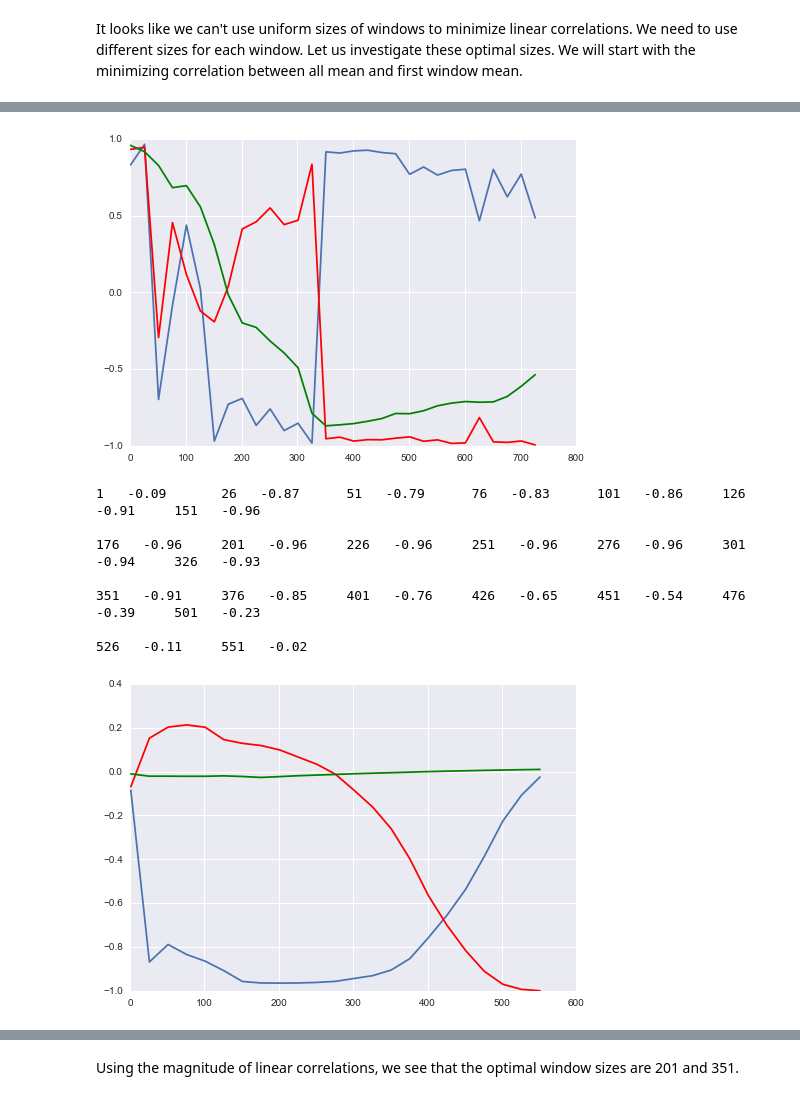
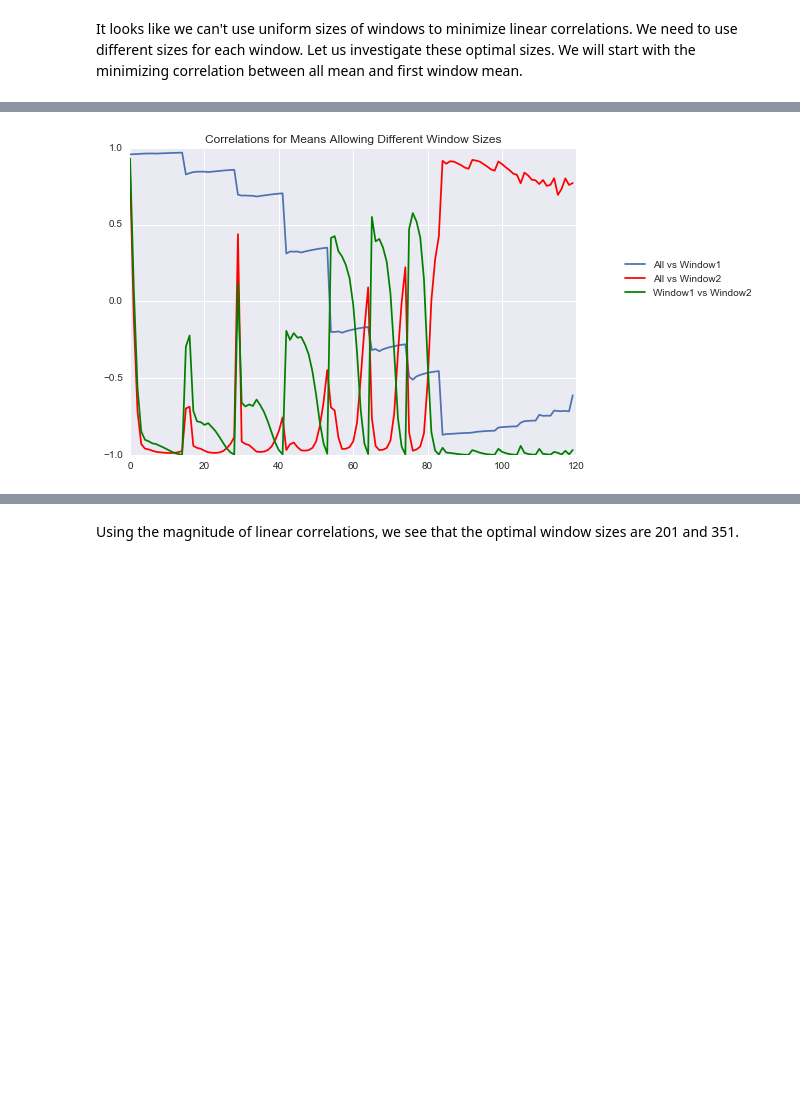
Before and after one commit to MatthewMcGonagle/KaggleWikiTraffic, a Jupyter notebook: FinalReport.ipynb, the cells around one changed output, grey strips where cells are left out. Drawn from its saved outputs; the diff is of its cells as text; code cells hidden in the pictures; blank space fills up the shorter version.

```diff
--- a/FinalReport.ipynb
+++ b/FinalReport.ipynb
@@ -695,16 +715,12 @@ plt.show()
 # %% [markdown]
 So we see that there is high linear correlation between the different window means and the entire mean. This is to be expected, since on average they should all be the same. Therefore, we need to transform our coordinates. The primary coordinate is related to them all being the same.
 # %%
-def timeFeatures(X, windowSize):
-    X_windows = window_means(X, 2, windowSize)
-    all_mean = X.mean(axis = 1, keepdims = True)
-    features = np.hstack((all_mean, X_windows))
-    return features
+# Define transformation of time features.
 
 def transform_tFeatures(X_means, n_out):
-    feature1 = np.sum(X_means, axis = 1)
-    feature2 = X_means[:, 0] - X_means[:, 1]
-    feature3 = X_means[:, 0] + X_means[:, 1] - 2 * X_means[:, 2]
+    feature1 = np.mean(X_means, axis = 1)
+    feature2 = (X_means[:, 0] - X_means[:, 1]) / np.sqrt(2)
+    feature3 = (X_means[:, 0] + X_means[:, 1] - 2 * X_means[:, 2]) / np.sqrt(6)
     features = np.stack([feature1, feature2, feature3], axis = -1)
     return features[:, :n_out]
 
@@ -716,6 +732,7 @@ columns = np.arange(len(search)) % nColumns
 all_means = X_train[:, nName:].mean(axis = 1, keepdims = True)
 
 corrs = []
+print('Window Size, Correlation of All Mean vs Window Mean:')
 for var, col in zip(search, columns):
 
     tFeatures = timeFeatures(X_train, var)
@@ -731,5 +748,7 @@ corrs = np.stack(corrs, axis = -1)
 plt.plot(search, corrs[0, 1])
 plt.plot(search, corrs[0, 2], color = 'red')
 plt.plot(search, corrs[1, 2], color = 'orange')
+plt.legend(['All vs Window1', 'All vs Window2', 'Window1 vs Window2'], loc = (1.1, 0.5))
+plt.title('Correlation of Transformed Time Features')
 plt.show()
 # %% [output]
@@ -754,56 +776,33 @@ def timeFeatures2(X, windowSizes):
     features = np.stack(features, axis = -1)
     return features
 # %%
-# Let's start by searching on first window range.
+# Let's try searching over both window sizes.
 
-nSamples, nTimes = X_train.shape
-search = np.arange(1, nTimes - 1, 25)
+search = np.arange(1, nTimes, 50)
+search = [[x, y] for x in search for y in search if x + y < nTimes + 1]
 
-nColumns = 7
+nColumns = 5
 columns = np.arange(len(search)) % nColumns
 results = []
 
-for var, col in zip(search, columns):
+print('[WindowSize1, WindowSize2], Correlation All Mean vs Window 1 Mean:' )
+for sizes, col in zip(search, columns):
 
-    tFeatures = timeFeatures2(X_train[:, nName:], [var, 1])
+    tFeatures = timeFeatures2(X_train[:, nName:], sizes)
     tFeatures = transform_tFeatures(tFeatures, 3)
 
     corr_vars = tFeatures.T
     corr_matrix = np.corrcoef(corr_vars)
     results.append(corr_matrix)
-    print(var, ' ', '%.2f' % corr_matrix[0, 1], '\t', end = '')
+    print(sizes, ' ', '%.2f' % corr_matrix[0, 1], '\t', end = '')
     if col == nColumns - 1:
         print('\n')
 
 results = np.stack(results, axis = -1)
-plt.plot(search, results[0, 2])
-plt.plot(search, results[1, 2], color = 'red')
-plt.plot(search, results[0, 1], color = 'green')
+plt.plot(results[0, 1])
+plt.plot(results[0, 2], color = 'red')
+plt.plot(results[1, 2], color = 'green')
+plt.legend(['All vs Window1', 'All vs Window2', 'Window1 vs Window2'], loc = (1.1, 0.5))
+plt.title('Correlations for Means Allowing Different Window Sizes')
 plt.show()
-
-# Now do a search on the second window.
-
-search = np.arange(1, nTimes - 175, 25)
-
-nColumns = 7
-columns = np.arange(len(search)) % nColumns
-results = []
-
-for var, col in zip(search, columns):
-
-    tFeatures = timeFeatures2(X_train[:, nName:], [175, var])
-    tFeatures = transform_tFeatures(tFeatures, 3)
-
-    corr_vars = tFeatures.T
-    corr_matrix = np.corrcoef(corr_vars)
-    results.append(corr_matrix)
-    print(var, ' ', '%.2f' % corr_matrix[0, 2], '\t', end = '')
-    if col == nColumns - 1:
-        print('\n')
-
-results = np.stack(results, axis = -1)
-plt.plot(search, results[0, 2])
-plt.plot(search, results[1, 2], color = 'red')
-plt.plot(search, results[0, 1], color = 'green')
-plt.show()
 # %% [output]
@@ -819,9 +826 @@ plt.show()
-[figure, old version]
+[figure, new version]
-1   -0.09       26   -0.87      51   -0.79      76   -0.83      101   -0.86     126   -0.91     151   -0.96
-
-176   -0.96     201   -0.96     226   -0.96     251   -0.96     276   -0.96     301   -0.94     326   -0.93
-
-351   -0.91     376   -0.85     401   -0.76     426   -0.65     451   -0.54     476   -0.39     501   -0.23
-
-526   -0.11     551   -0.02
-[figure, removed]
```
Also changed, not shown: parts of 21 cells of this notebook.
